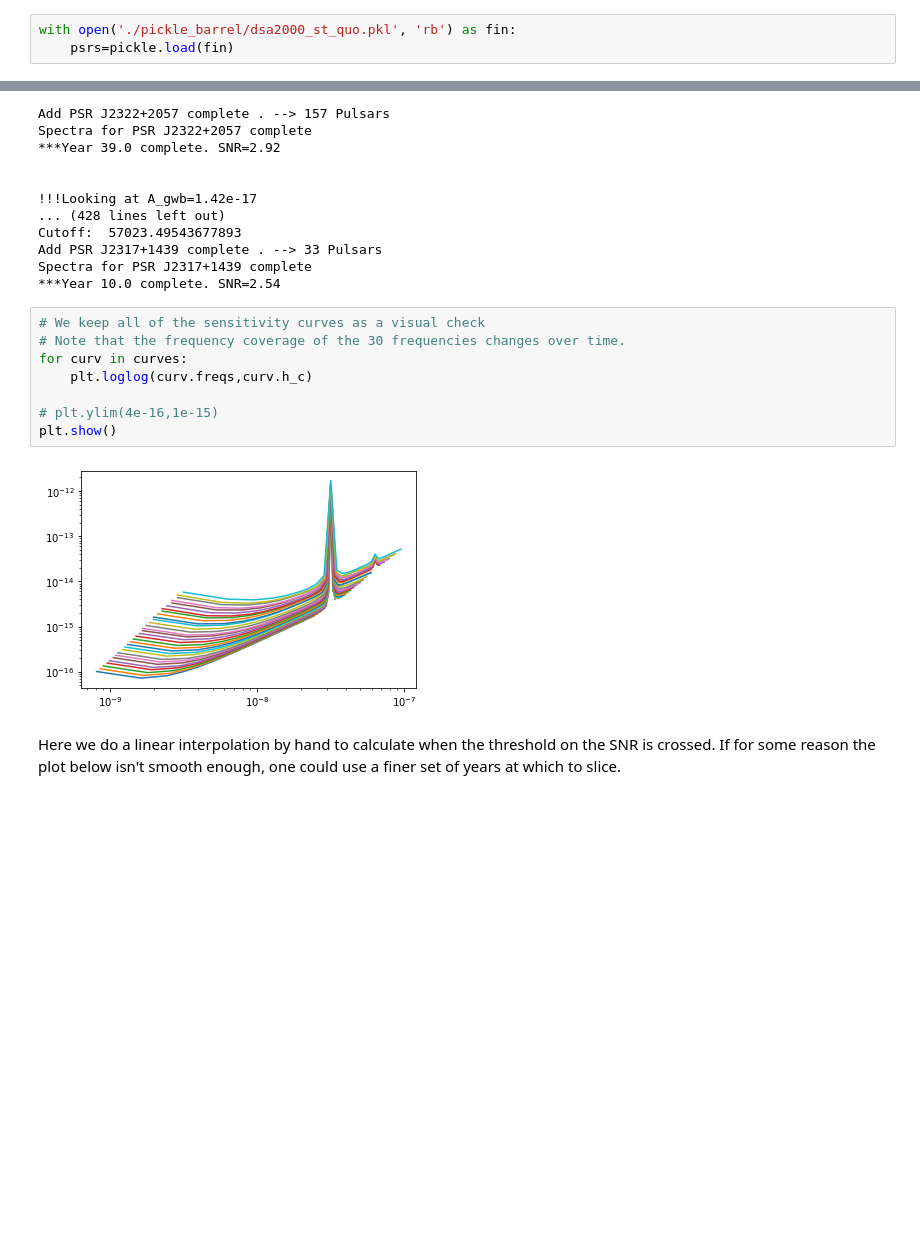
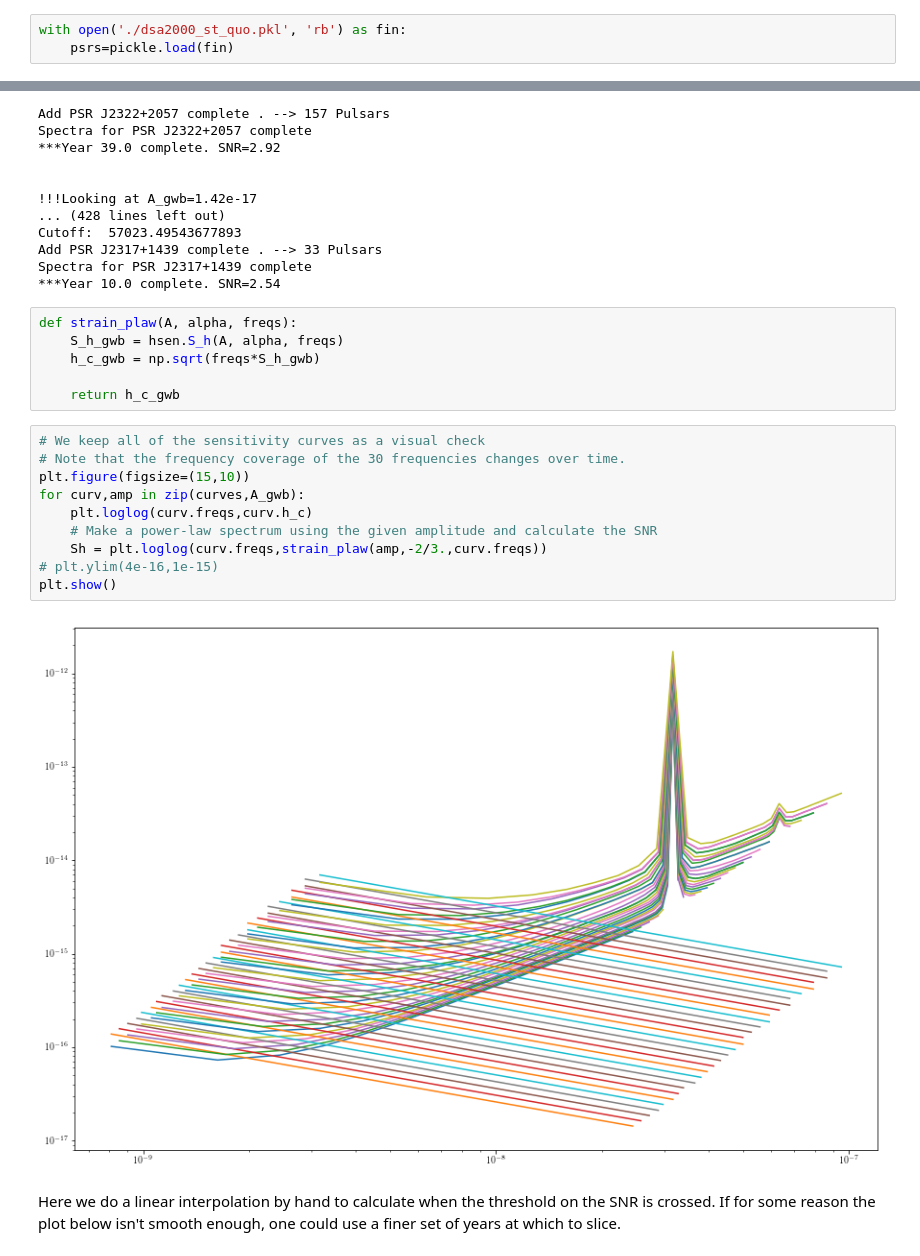
Before and after one commit to LBJ-Wade/NANOGrav, a Jupyter notebook: Simulations/sensitivity_evolution_nanograv.ipynb, the cells around one changed output, grey strips where cells are left out. Saved outputs shown, nothing was run; the diff lists cells and outputs as text; blank space fills up the shorter version.

```diff
--- a/Simulations/sensitivity_evolution_nanograv.ipynb
+++ b/Simulations/sensitivity_evolution_nanograv.ipynb
@@ -29,7 +29,7 @@ import hasasia.skymap as hsky
 # %% [markdown]
 Below we load a pickled list of enterprise pulsars. Making this list is the basic first step for all `enterprise` data analyses and and is included in most tutorials. Let me know if you need code to make this.
 # %%
-with open('./pickle_barrel/dsa2000_st_quo.pkl', 'rb') as fin:
+with open('./dsa2000_st_quo.pkl', 'rb') as fin:
     psrs=pickle.load(fin)
 # %% [markdown]
 Here we make a list of slices to do the analysis at. This goes from 8-40 years, but if one needs to see home many years of data there are in the data set you can use
@@ -209,16 +209,24 @@ Cutoff:  57023.49543677893
 Add PSR J2317+1439 complete . --> 33 Pulsars
 Spectra for PSR J2317+1439 complete
 ***Year 10.0 complete. SNR=2.54
+# %%
+def strain_plaw(A, alpha, freqs):
+    S_h_gwb = hsen.S_h(A, alpha, freqs)
+    h_c_gwb = np.sqrt(freqs*S_h_gwb)
+
+    return h_c_gwb
 # %%
 # We keep all of the sensitivity curves as a visual check
 # Note that the frequency coverage of the 30 frequencies changes over time.
-for curv in curves:
+plt.figure(figsize=(15,10))
+for curv,amp in zip(curves,A_gwb):
     plt.loglog(curv.freqs,curv.h_c)
-
+    # Make a power-law spectrum using the given amplitude and calculate the SNR
+    Sh = plt.loglog(curv.freqs,strain_plaw(amp,-2/3.,curv.freqs))
 # plt.ylim(4e-16,1e-15)
 plt.show()
 # %% [output]
-[figure, old version]
+[figure, new version]
 # %% [markdown]
 Here we do a linear interpolation by hand to calculate when the threshold on the SNR is crossed. If for some reason the plot below isn't smooth enough, one could use a finer set of years at which to slice.
 # %%
```
Also changed, not shown: parts of 3 cells of this notebook, 2 other files.
